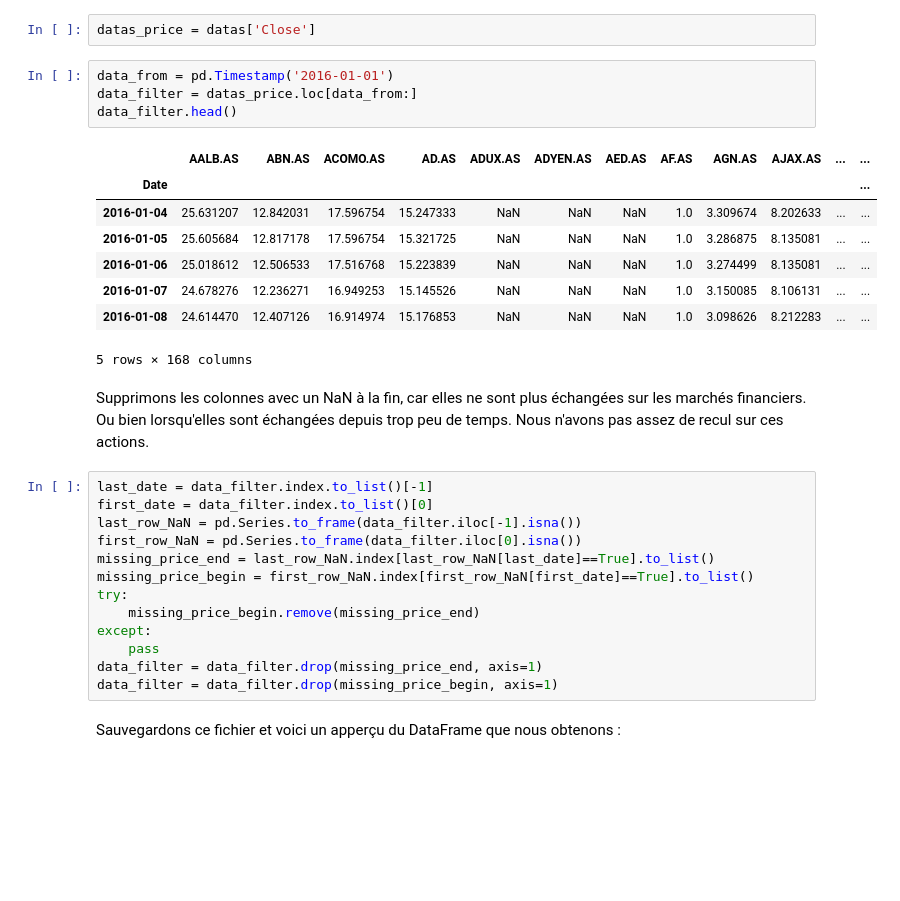
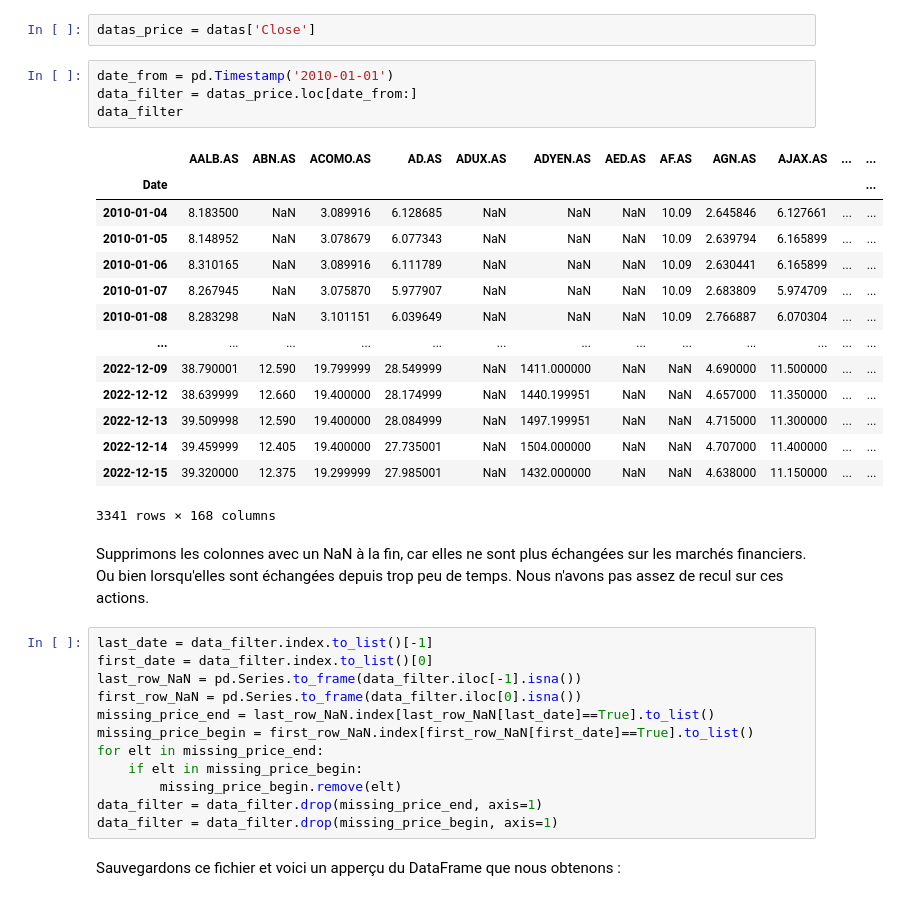
Before and after one commit to Simzer994/Portfolio-Project, a Jupyter notebook: GetData.ipynb, the cells around one changed output. Cells and saved outputs as stored; diff of their text form; blank space fills up the shorter version.

```diff
--- a/GetData.ipynb
+++ b/GetData.ipynb
@@ -91,18 +50,24 @@ Prenons uniquement le prix de fermeture ('Close').
 # %%
 datas_price = datas['Close']
 # %%
-data_from = pd.Timestamp('2016-01-01')
-data_filter = datas_price.loc[data_from:]
-data_filter.head()
+date_from = pd.Timestamp('2010-01-01')
+data_filter = datas_price.loc[date_from:]
+data_filter
 # %% [output]
 |  | AALB.AS | ABN.AS | ACOMO.AS | AD.AS | ADUX.AS | ADYEN.AS | AED.AS | AF.AS | AGN.AS | AJAX.AS | ... | ... |
 | Date |  |  |  |  |  |  |  |  |  |  |  | ... |
-| 2016-01-04 | 25.631207 | 12.842031 | 17.596754 | 15.247333 | NaN | NaN | NaN | 1.0 | 3.309674 | 8.202633 | ... | ... |
-| 2016-01-05 | 25.605684 | 12.817178 | 17.596754 | 15.321725 | NaN | NaN | NaN | 1.0 | 3.286875 | 8.135081 | ... | ... |
-| 2016-01-06 | 25.018612 | 12.506533 | 17.516768 | 15.223839 | NaN | NaN | NaN | 1.0 | 3.274499 | 8.135081 | ... | ... |
-| 2016-01-07 | 24.678276 | 12.236271 | 16.949253 | 15.145526 | NaN | NaN | NaN | 1.0 | 3.150085 | 8.106131 | ... | ... |
-| 2016-01-08 | 24.614470 | 12.407126 | 16.914974 | 15.176853 | NaN | NaN | NaN | 1.0 | 3.098626 | 8.212283 | ... | ... |
+| 2010-01-04 | 8.183500 | NaN | 3.089916 | 6.128685 | NaN | NaN | NaN | 10.09 | 2.645846 | 6.127661 | ... | ... |
+| 2010-01-05 | 8.148952 | NaN | 3.078679 | 6.077343 | NaN | NaN | NaN | 10.09 | 2.639794 | 6.165899 | ... | ... |
+| 2010-01-06 | 8.310165 | NaN | 3.089916 | 6.111789 | NaN | NaN | NaN | 10.09 | 2.630441 | 6.165899 | ... | ... |
+| 2010-01-07 | 8.267945 | NaN | 3.075870 | 5.977907 | NaN | NaN | NaN | 10.09 | 2.683809 | 5.974709 | ... | ... |
+| 2010-01-08 | 8.283298 | NaN | 3.101151 | 6.039649 | NaN | NaN | NaN | 10.09 | 2.766887 | 6.070304 | ... | ... |
+| ... | ... | ... | ... | ... | ... | ... | ... | ... | ... | ... | ... | ... |
+| 2022-12-09 | 38.790001 | 12.590 | 19.799999 | 28.549999 | NaN | 1411.000000 | NaN | NaN | 4.690000 | 11.500000 | ... | ... |
+| 2022-12-12 | 38.639999 | 12.660 | 19.400000 | 28.174999 | NaN | 1440.199951 | NaN | NaN | 4.657000 | 11.350000 | ... | ... |
+| 2022-12-13 | 39.509998 | 12.590 | 19.400000 | 28.084999 | NaN | 1497.199951 | NaN | NaN | 4.715000 | 11.300000 | ... | ... |
+| 2022-12-14 | 39.459999 | 12.405 | 19.400000 | 27.735001 | NaN | 1504.000000 | NaN | NaN | 4.707000 | 11.400000 | ... | ... |
+| 2022-12-15 | 39.320000 | 12.375 | 19.299999 | 27.985001 | NaN | 1432.000000 | NaN | NaN | 4.638000 | 11.150000 | ... | ... |
-5 rows × 168 columns
+3341 rows × 168 columns
 # %% [markdown]
 Supprimons les colonnes avec un NaN à la fin, car elles ne sont plus échangées sur les marchés financiers. Ou bien lorsqu'elles sont échangées depuis trop peu de temps. Nous n'avons pas assez de recul sur ces actions.
 # %%
@@ -112,10 +77,9 @@ last_row_NaN = pd.Series.to_frame(data_filter.iloc[-1].isna())
 first_row_NaN = pd.Series.to_frame(data_filter.iloc[0].isna())
 missing_price_end = last_row_NaN.index[last_row_NaN[last_date]==True].to_list()
 missing_price_begin = first_row_NaN.index[first_row_NaN[first_date]==True].to_list()
-try:
-    missing_price_begin.remove(missing_price_end)
-except:
-    pass
+for elt in missing_price_end:
+    if elt in missing_price_begin:
+        missing_price_begin.remove(elt)
 data_filter = data_filter.drop(missing_price_end, axis=1)
 data_filter = data_filter.drop(missing_price_begin, axis=1)
 # %% [markdown]
```
Also changed, not shown: parts of 16 cells of this notebook, 3 other files.
